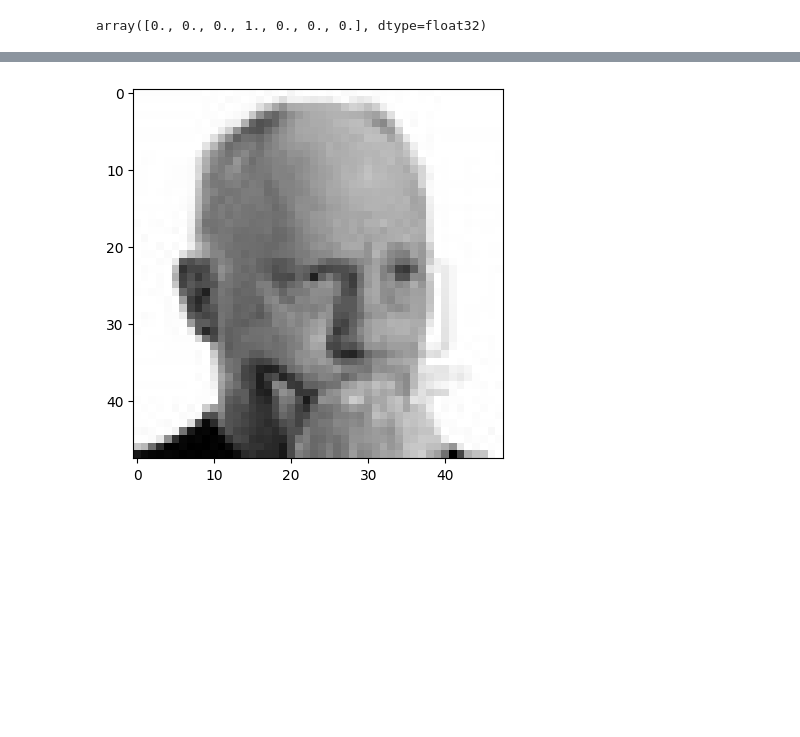
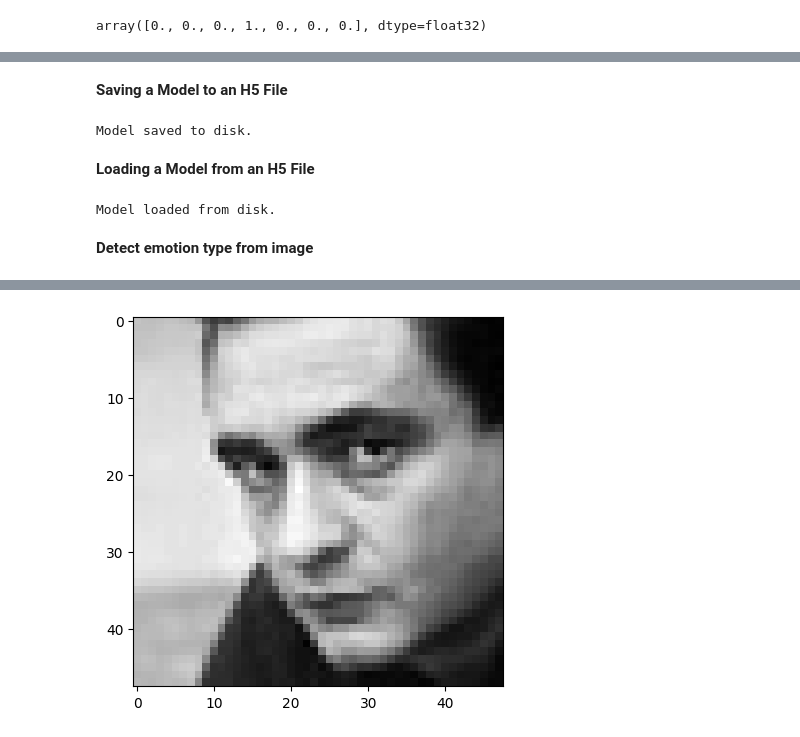
Before and after one commit to Sameh-Ramadan/ml_course, a Jupyter notebook: Emotion_Detection.ipynb, the cells around one changed output, grey strips where cells are left out. Drawn from its saved outputs; the diff is of its cells as text; code cells hidden in the pictures; blank space fills up the shorter version.

Commit message:
Load Images using Kaggle API and Save Model to file and adding comments
Load Images using Kaggle API and Save Model to file and adding comments

```diff
--- a/Emotion_Detection.ipynb
+++ b/Emotion_Detection.ipynb
@@ -204,10 +244,31 @@ Original Output: sad
+# %% [markdown]
+**Saving a Model to an H5 File**
+# %%
+model.save("model.h5")
+model.save_weights("weights.h5")
+print("Model saved to disk.")
+# %% [output]
+Model saved to disk.
+# %% [markdown]
+**Loading a Model from an H5 File**
+# %%
+# Load the model from the H5 file
+loaded_model = load_model("model.h5")
+# Load model weights into the new model
+loaded_model.load_weights("weights.h5")
+print("Model loaded from disk.")
+# %% [output]
+Model loaded from disk.
+# %% [markdown]
+**Detect emotion type from image**
 # %%
-import random
 image_index = random.randint(0, len(test))
-#image_index = 0
 print("Original Output:", test['label'][image_index])
-pred = model.predict(x_test[image_index].reshape(1, 48, 48, 1))
+
+# pred = model.predict(x_test[image_index].reshape(1, 48, 48, 1))
+pred = loaded_model.predict(x_test[image_index].reshape(1, 48, 48, 1))
 prediction_label = le.inverse_transform([pred.argmax()])[0]
 print("Predicted Output:", prediction_label)
+
 plt.imshow(x_test[image_index].reshape(48, 48), cmap='gray');
 # %% [output]
@@ -216,2 +277,2 @@ Original Output: fear
 Predicted Output: neutral
-[figure, old version]
+[figure, new version]
```
Also changed, not shown: parts of 19 cells of this notebook.
